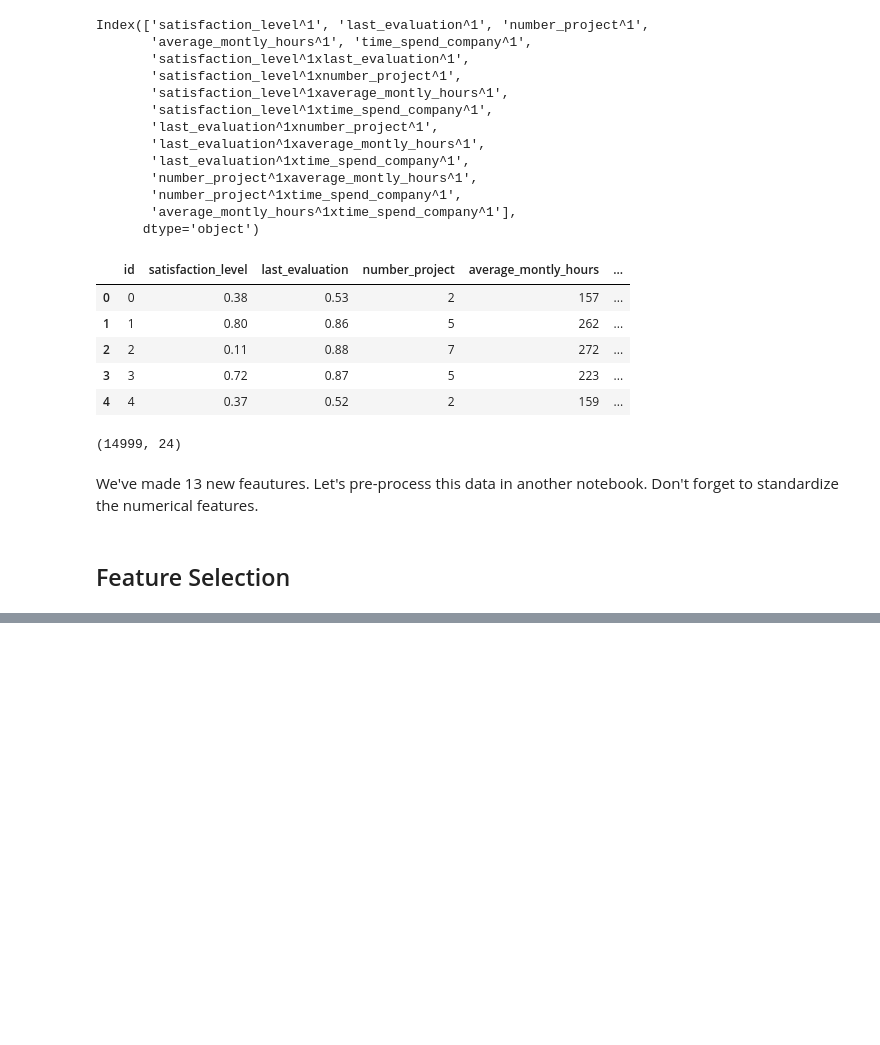
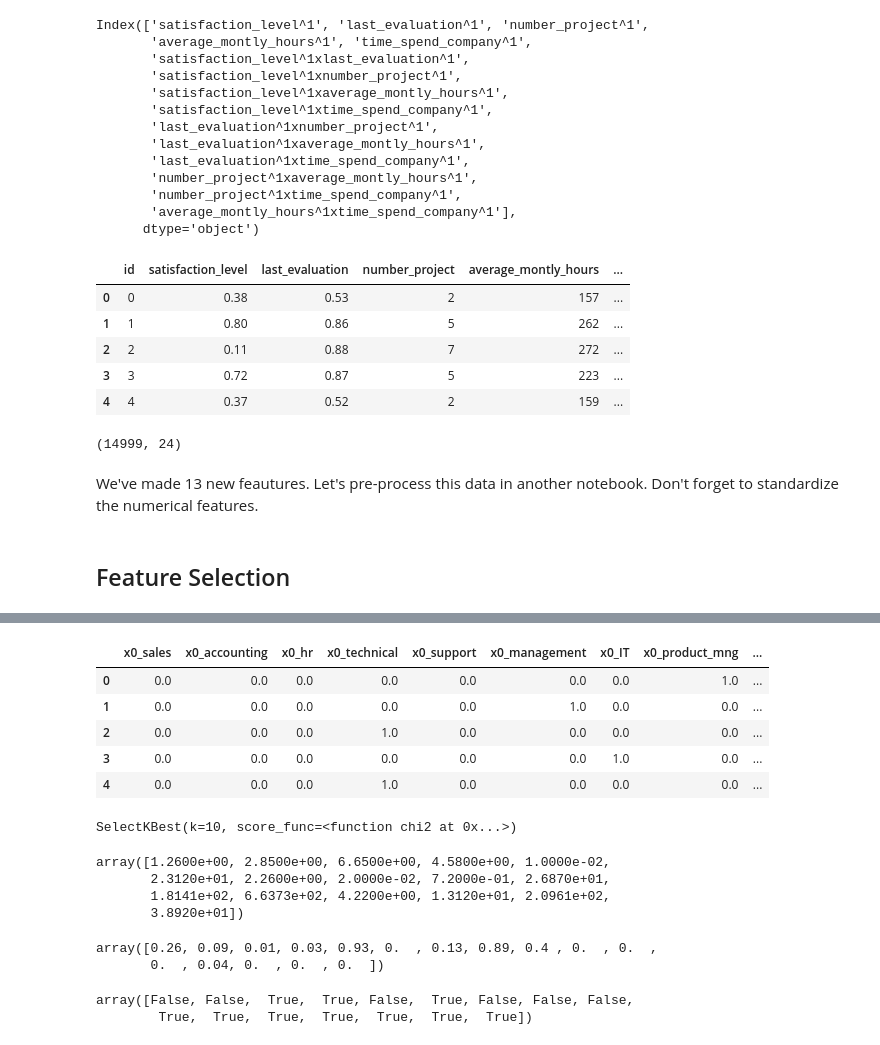
Before and after one commit to georgethoraninh/hr_churn, a Jupyter notebook: feature_eng.ipynb, the cells around one changed output, grey strips where cells are left out. Saved outputs shown, nothing was run; the diff lists cells and outputs as text; code cells hidden in the pictures; blank space fills up the shorter version.

Commit message:
Add chi2 for feature selection

```diff
--- a/feature_eng.ipynb
+++ b/feature_eng.ipynb
@@ -385,0 +505,9 @@ Index(['salary_low', 'salary_medium', 'sat_level_cluster_satisfied',
+# %%
+# Fitting the preprocessor
+X_train_transformed = preprocessor.fit_transform(X_train)
+
+# Transform the input validation and test sets
+X_test_transformed = preprocessor.transform(X_test)
+# %%
+#Grab the column names for all of our nominal variables
+one_hot_columns = preprocessor.named_transformers_.onehot.get_feature_names()
@@ -385,0 +520,5 @@ Index(['salary_low', 'salary_medium', 'sat_level_cluster_satisfied',
+# %%
+transformed_columns = list(one_hot_columns) + ord_var + bin_var
+# %%
+X_train_transform_df = pd.DataFrame(X_train_transformed, columns = transformed_columns)
+X_test_transform_df = pd.DataFrame(X_test_transformed, columns = transformed_columns)
@@ -385,0 +534,9 @@ Index(['salary_low', 'salary_medium', 'sat_level_cluster_satisfied',
+# %%
+X_train_transform_df.head()
+# %% [output]
+|  | x0_sales | x0_accounting | x0_hr | x0_technical | x0_support | x0_management | x0_IT | x0_product_mng | ... |
+| 0 | 0.0 | 0.0 | 0.0 | 0.0 | 0.0 | 0.0 | 0.0 | 1.0 | ... |
+| 1 | 0.0 | 0.0 | 0.0 | 0.0 | 0.0 | 1.0 | 0.0 | 0.0 | ... |
+| 2 | 0.0 | 0.0 | 0.0 | 1.0 | 0.0 | 0.0 | 0.0 | 0.0 | ... |
+| 3 | 0.0 | 0.0 | 0.0 | 0.0 | 0.0 | 0.0 | 1.0 | 0.0 | ... |
+| 4 | 0.0 | 0.0 | 0.0 | 1.0 | 0.0 | 0.0 | 0.0 | 0.0 | ... |
@@ -385,0 +546,25 @@ Index(['salary_low', 'salary_medium', 'sat_level_cluster_satisfied',
+# %%
+selector_chi2 = SelectKBest(score_func = chi2, k = 10)
+selector_chi2.fit(X_train_int, y_train)
+# %% [output]
+SelectKBest(k=10, score_func=<function chi2 at 0x...>)
+# %%
+#Chi2 scores
+selector_chi2.scores_.round(2)
+# %% [output]
+array([1.2600e+00, 2.8500e+00, 6.6500e+00, 4.5800e+00, 1.0000e-02,
+       2.3120e+01, 2.2600e+00, 2.0000e-02, 7.2000e-01, 2.6870e+01,
+       1.8141e+02, 6.6373e+02, 4.2200e+00, 1.3120e+01, 2.0961e+02,
+       3.8920e+01])
+# %%
+#p-values
+selector_chi2.pvalues_.round(2)
+# %% [output]
+array([0.26, 0.09, 0.01, 0.03, 0.93, 0.  , 0.13, 0.89, 0.4 , 0.  , 0.  ,
+       0.  , 0.04, 0.  , 0.  , 0.  ])
+# %%
+#Seeing which features are picked
+selector_chi2.get_support()
+# %% [output]
+array([False, False,  True,  True, False,  True, False, False, False,
+        True,  True,  True,  True,  True,  True,  True])
```
Also changed, not shown: parts of 44 cells of this notebook.
